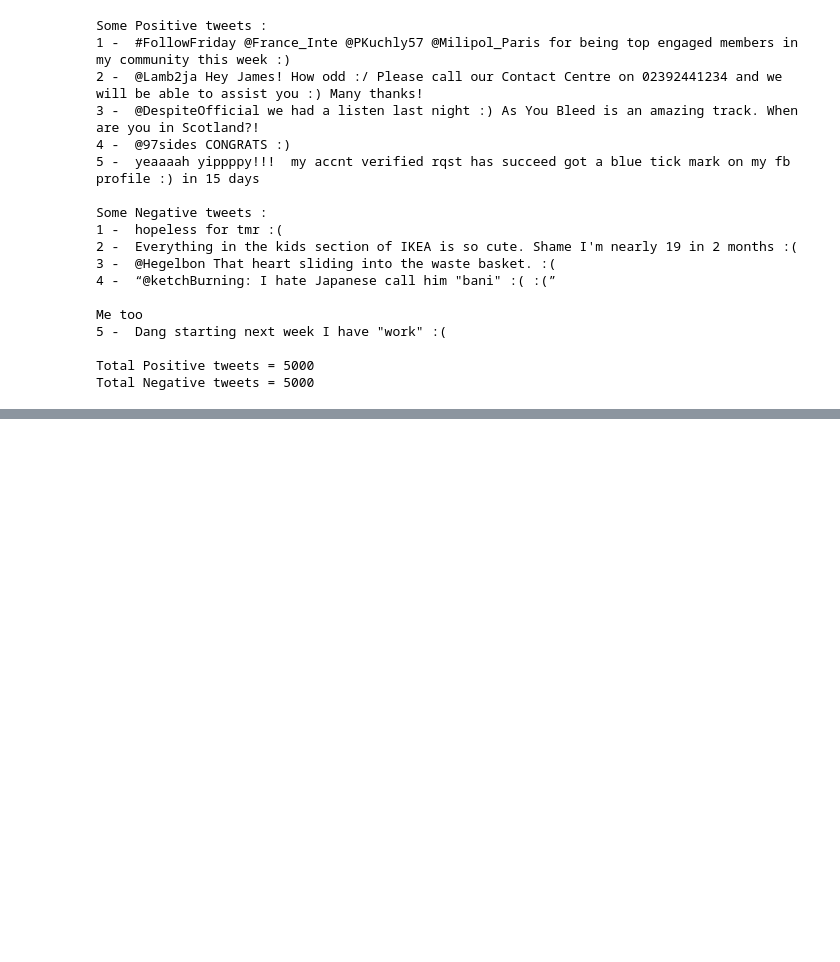
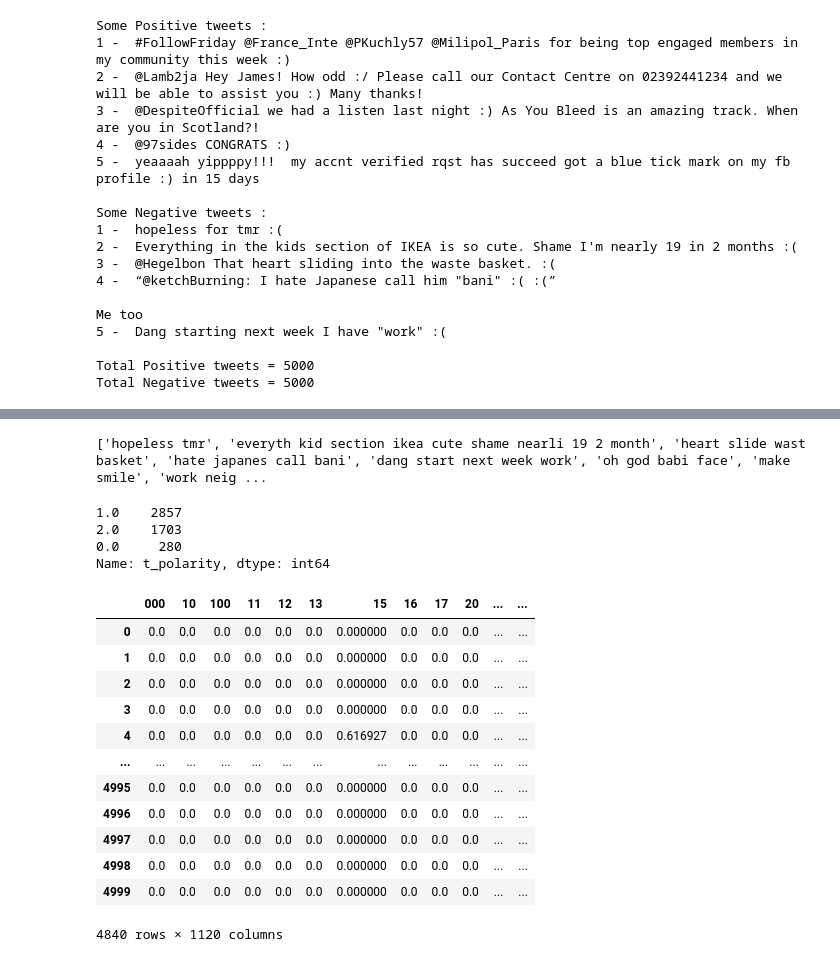
Before and after one commit to chandrakshitiz/tsa_ml, a Jupyter notebook: tweet_analysis.ipynb, the cells around one changed output, grey strips where cells are left out. Drawn from its saved outputs; the diff is of its cells as text; code cells hidden in the pictures; blank space fills up the shorter version.

```diff
--- a/tweet_analysis.ipynb
+++ b/tweet_analysis.ipynb
@@ -129,0 +89,6 @@ True
+# %%
+processed_pos_tweets=pre_process(pos_tweets)
+processed_neg_tweets=pre_process(neg_tweets)
+print(processed_neg_tweets)
+# %% [output]
+['hopeless tmr', 'everyth kid section ikea cute shame nearli 19 2 month', 'heart slide wast basket', 'hate japanes call bani', 'dang start next week work', 'oh god babi face', 'make smile', 'work neig ...
@@ -129,0 +103,50 @@ True
+# %%
+def pos_score(row):
+    if(row['t_polarity']>2.0 and row['t_polarity']<=4.0):
+        return 2
+    if(row['t_polarity']>0.0 and row['t_polarity']<=2.0):
+        return 1
+    if(row['t_polarity']==0.0):
+        return 0
+def neg_score(row):
+    if(row['t_polarity']>=2.0 and row['t_polarity']<=4.0):
+        return -2
+    if(row['t_polarity']>0.0 and row['t_polarity']<2.0):
+        return -1
+    if(row['t_polarity']==0.0):
+        return 0
+# %%
+#TF-IDF on positive tweets
+vectorizer_pos= TfidfVectorizer(min_df=5,max_df=0.75,ngram_range=(1,3),max_features=10000)
+vectors=vectorizer_pos.fit_transform(processed_pos_tweets)
+feature_names = vectorizer_pos.get_feature_names()
+dense = vectors.todense()
+denselist = dense.tolist()
+pos_df= pd.DataFrame(denselist, columns=feature_names)
+
+#Scoring
+pos_df["t_polarity"]=pos_df.sum(axis=1)
+pos_df['t_polarity'] =pos_df.apply(pos_score, axis='columns')
+print(pos_df['t_polarity'].value_counts())
+pos_df=pos_df.dropna()
+# %% [output]
+1.0    2857
+2.0    1703
+0.0     280
+Name: t_polarity, dtype: int64
+# %%
+pos_df
+# %% [output]
+|  | 000 | 10 | 100 | 11 | 12 | 13 | 15 | 16 | 17 | 20 | ... | ... |
+| 0 | 0.0 | 0.0 | 0.0 | 0.0 | 0.0 | 0.0 | 0.000000 | 0.0 | 0.0 | 0.0 | ... | ... |
+| 1 | 0.0 | 0.0 | 0.0 | 0.0 | 0.0 | 0.0 | 0.000000 | 0.0 | 0.0 | 0.0 | ... | ... |
+| 2 | 0.0 | 0.0 | 0.0 | 0.0 | 0.0 | 0.0 | 0.000000 | 0.0 | 0.0 | 0.0 | ... | ... |
+| 3 | 0.0 | 0.0 | 0.0 | 0.0 | 0.0 | 0.0 | 0.000000 | 0.0 | 0.0 | 0.0 | ... | ... |
+| 4 | 0.0 | 0.0 | 0.0 | 0.0 | 0.0 | 0.0 | 0.616927 | 0.0 | 0.0 | 0.0 | ... | ... |
+| ... | ... | ... | ... | ... | ... | ... | ... | ... | ... | ... | ... | ... |
+| 4995 | 0.0 | 0.0 | 0.0 | 0.0 | 0.0 | 0.0 | 0.000000 | 0.0 | 0.0 | 0.0 | ... | ... |
+| 4996 | 0.0 | 0.0 | 0.0 | 0.0 | 0.0 | 0.0 | 0.000000 | 0.0 | 0.0 | 0.0 | ... | ... |
+| 4997 | 0.0 | 0.0 | 0.0 | 0.0 | 0.0 | 0.0 | 0.000000 | 0.0 | 0.0 | 0.0 | ... | ... |
+| 4998 | 0.0 | 0.0 | 0.0 | 0.0 | 0.0 | 0.0 | 0.000000 | 0.0 | 0.0 | 0.0 | ... | ... |
+| 4999 | 0.0 | 0.0 | 0.0 | 0.0 | 0.0 | 0.0 | 0.000000 | 0.0 | 0.0 | 0.0 | ... | ... |
+4840 rows × 1120 columns
```
Also changed, not shown: parts of 24 cells of this notebook.
